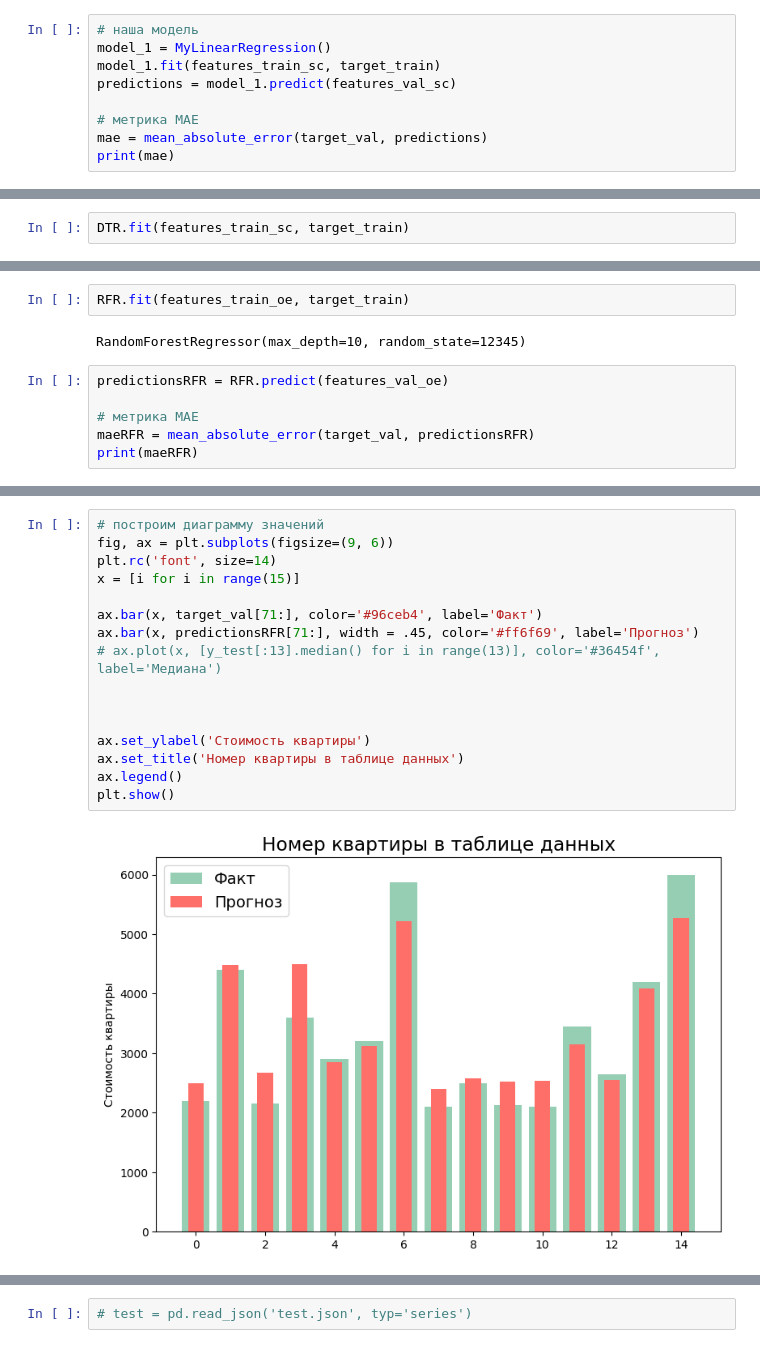
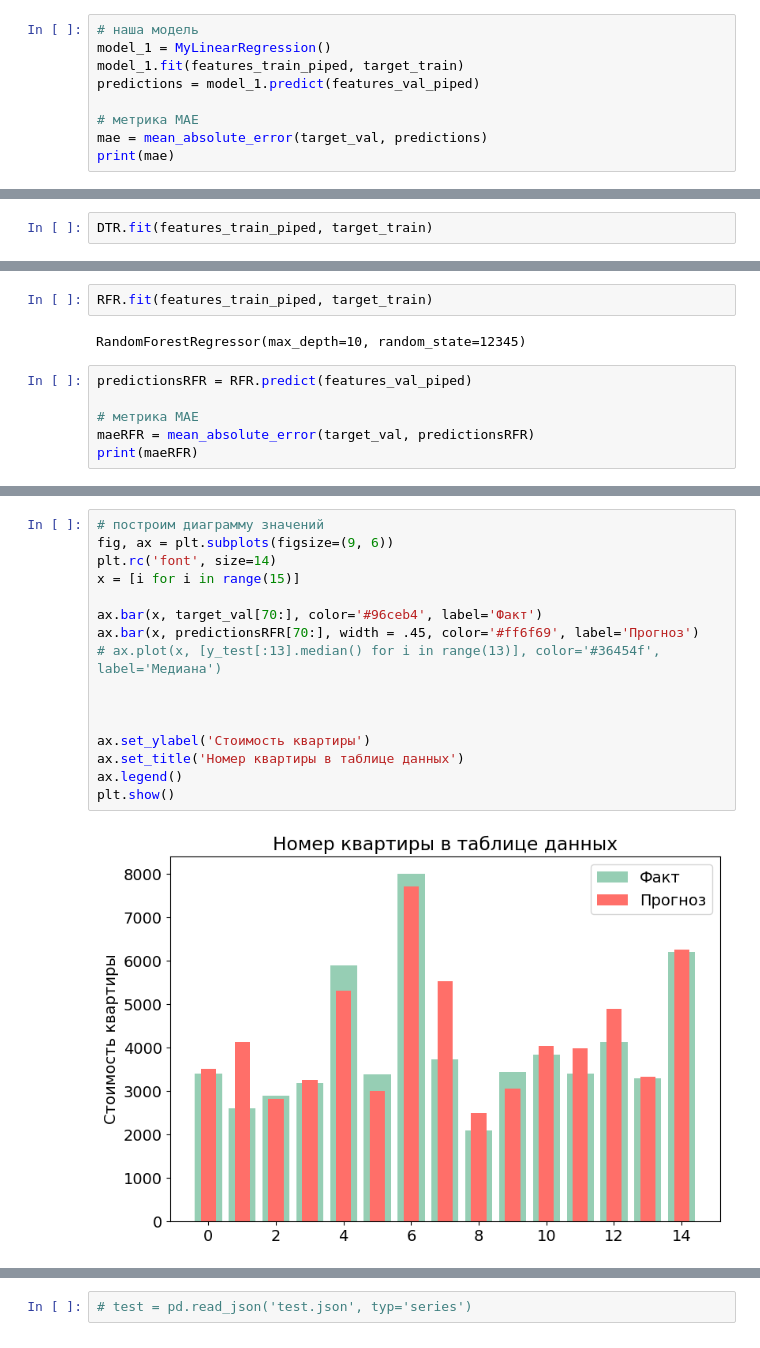
Before and after one commit to VeraMeln/magnito_price, a Jupyter notebook: magnito_price.ipynb, the cells around one changed output, grey strips where cells are left out. Saved outputs shown, nothing was run; the diff lists cells and outputs as text.

```diff
--- a/magnito_price.ipynb
+++ b/magnito_price.ipynb
@@ -783,8 +534,8 @@ class MyLinearRegression:
 # %%
 # наша модель
 model_1 = MyLinearRegression()
-model_1.fit(features_train_sc, target_train)
-predictions = model_1.predict(features_val_sc)
+model_1.fit(features_train_piped, target_train)
+predictions = model_1.predict(features_val_piped)
 
 # метрика MAE
 mae = mean_absolute_error(target_val, predictions)
@@ -828,7 +579,7 @@ DTR = DecisionTreeRegressor(
     random_state=RANDOM_STATE
 )
 # %%
-DTR.fit(features_train_sc, target_train)
+DTR.fit(features_train_piped, target_train)
 # %% [output]
 DecisionTreeRegressor(max_depth=10, random_state=12345)
 # %%
@@ -924,9 +635,9 @@ features_train_oe
 # %%
-RFR.fit(features_train_oe, target_train)
+RFR.fit(features_train_piped, target_train)
 # %% [output]
 RandomForestRegressor(max_depth=10, random_state=12345)
 # %%
-predictionsRFR = RFR.predict(features_val_oe)
+predictionsRFR = RFR.predict(features_val_piped)
 
 # метрика MAE
 maeRFR = mean_absolute_error(target_val, predictionsRFR)
@@ -962,19 +673,19 @@ len(target_val)
 # %%
 # построим диаграмму значений
 fig, ax = plt.subplots(figsize=(9, 6))
 plt.rc('font', size=14)
 x = [i for i in range(15)]
 
-ax.bar(x, target_val[71:], color='#96ceb4', label='Факт')
-ax.bar(x, predictionsRFR[71:], width = .45, color='#ff6f69', label='Прогноз')
+ax.bar(x, target_val[70:], color='#96ceb4', label='Факт')
+ax.bar(x, predictionsRFR[70:], width = .45, color='#ff6f69', label='Прогноз')
 # ax.plot(x, [y_test[:13].median() for i in range(13)], color='#36454f', label='Медиана')
 
 
 
 ax.set_ylabel('Стоимость квартиры')
 ax.set_title('Номер квартиры в таблице данных')
 ax.legend()
 plt.show()
 # %% [output]
-[figure, old version]
+[figure, new version]
 # %%
```
Also changed, not shown: parts of 137 cells of this notebook, 5 other files.
